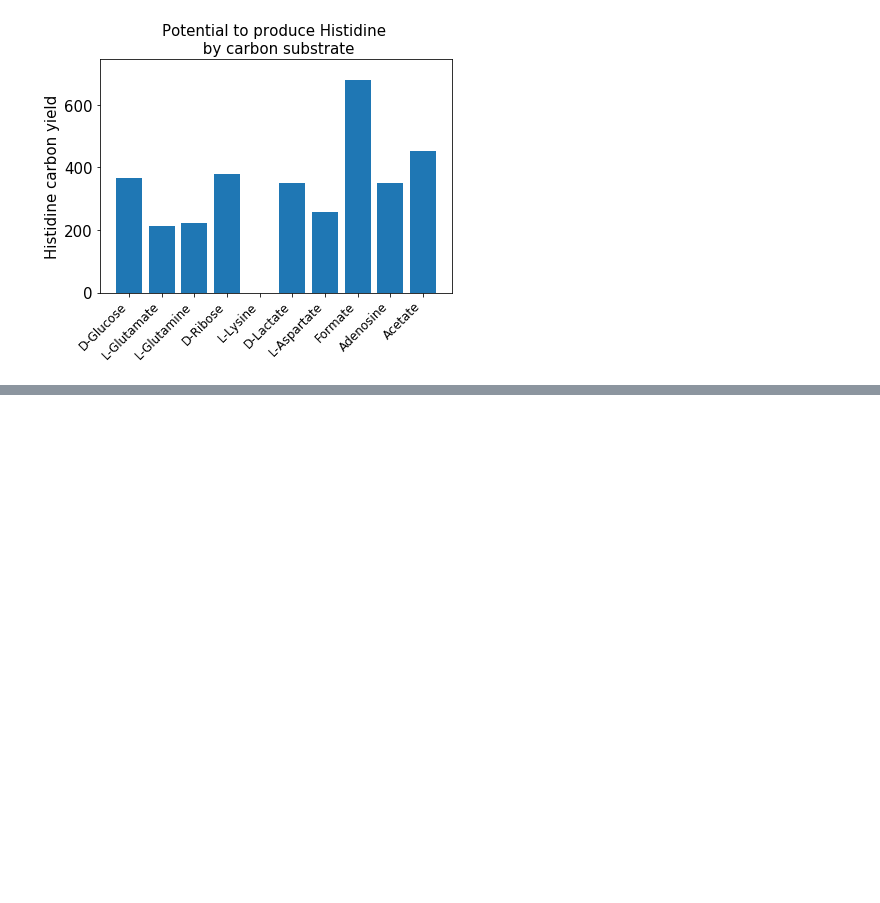
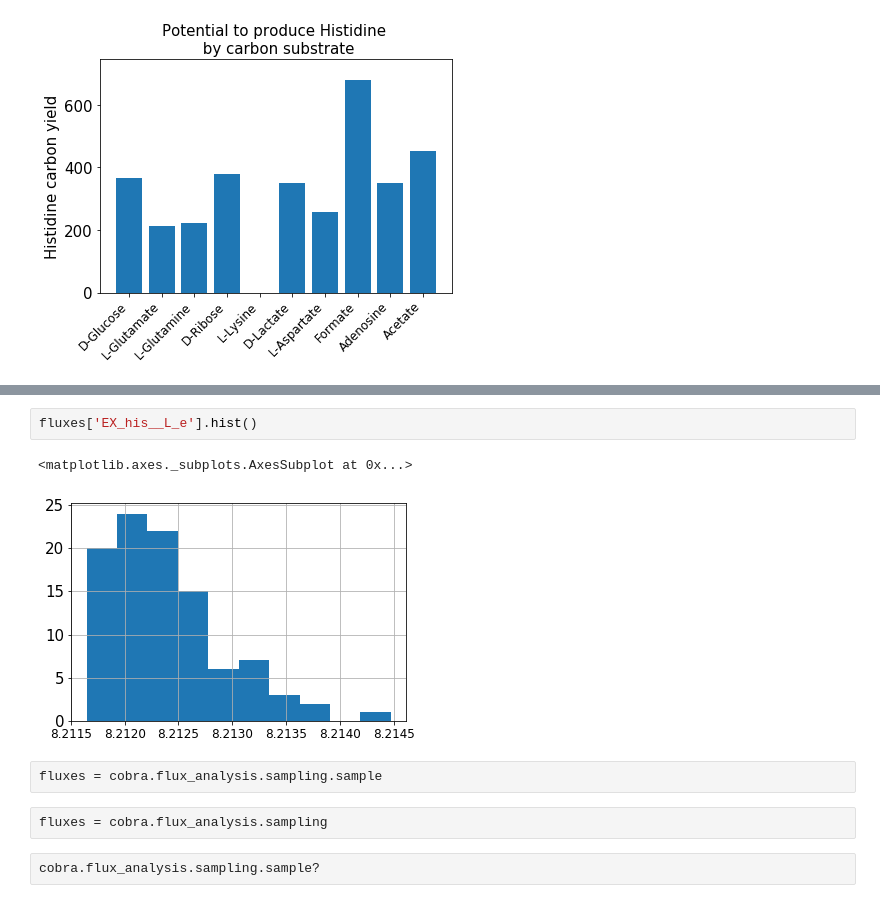
Before and after one commit to coltonlloyd/qbio, a Jupyter notebook: completed_excercises/Exercise 2 - Building Blocks of Life.ipynb, the cells around one changed output, grey strips where cells are left out. Saved outputs shown, nothing was run; the diff lists cells and outputs as text; blank space fills up the shorter version.

```diff
--- a/completed_excercises/Exercise 2 - Building Blocks of Life.ipynb
+++ b/completed_excercises/Exercise 2 - Building Blocks of Life.ipynb
@@ -113,0 +212,11 @@ D-Lactate -0.007390630328473946
+# %%
+fluxes['EX_his__L_e'].hist()
+# %% [output]
+<matplotlib.axes._subplots.AxesSubplot at 0x...>
+[figure, added]
+# %%
+fluxes = cobra.flux_analysis.sampling.sample
+# %%
+fluxes = cobra.flux_analysis.sampling
+# %%
+cobra.flux_analysis.sampling.sample?
```
Also changed, not shown: parts of 15 cells of this notebook, 4 other files.
